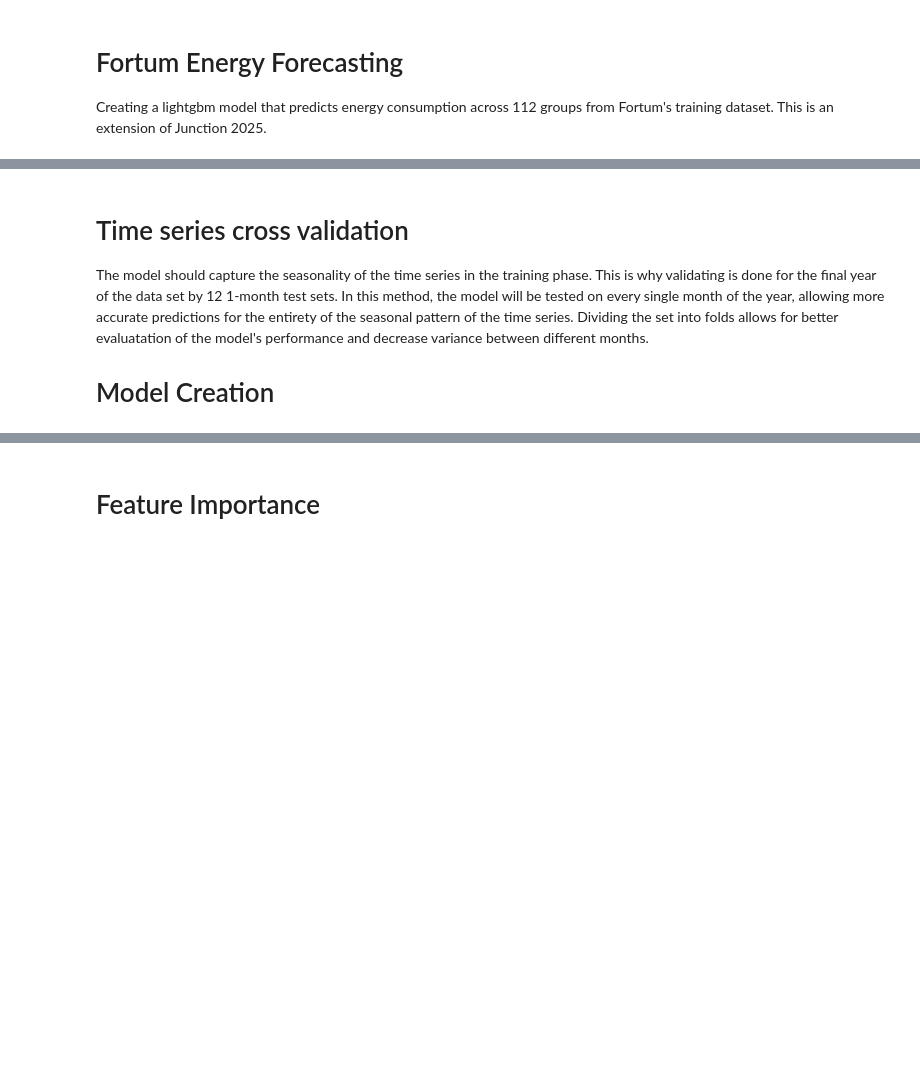
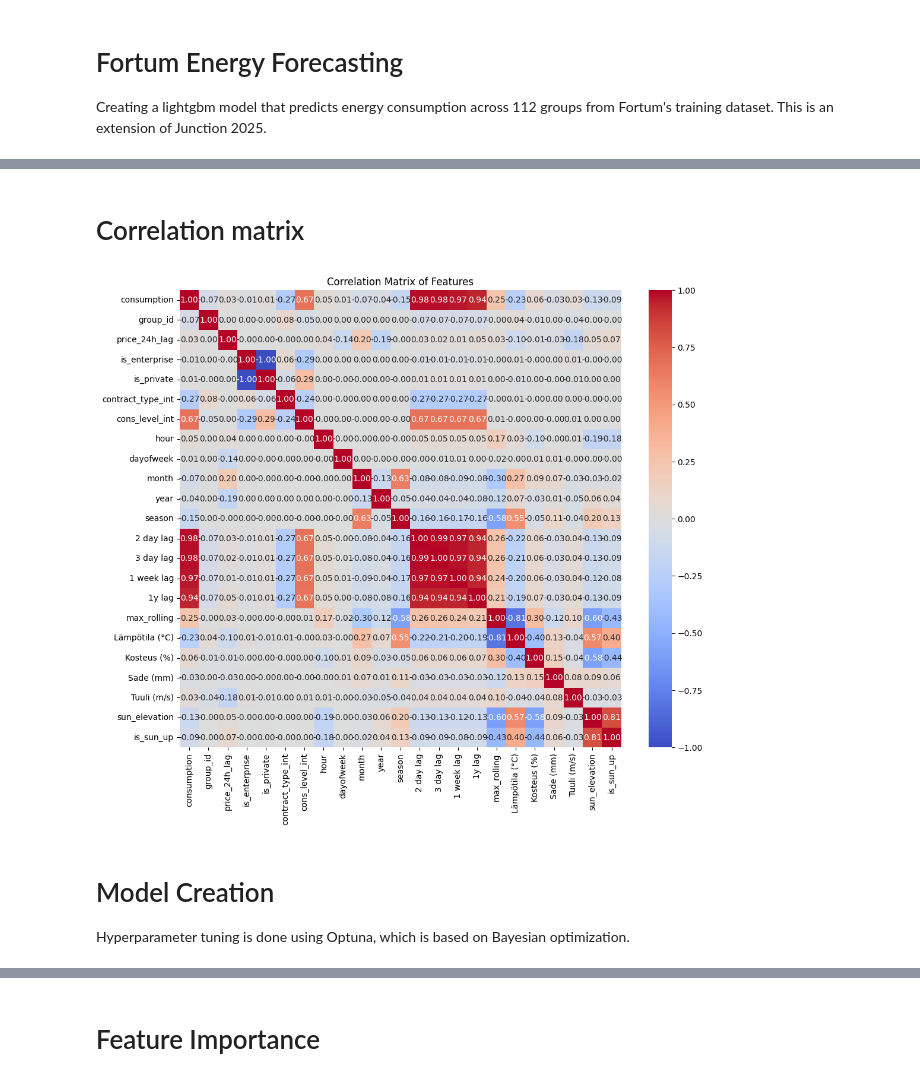
Before and after one commit to anton-saari/EnergyForecastFinal, a Jupyter notebook: forecast/code.ipynb, the cells around one changed output, grey strips where cells are left out. Cells and saved outputs as stored; diff of their text form; code cells hidden in the pictures; blank space fills up the shorter version.

Commit message:
final 48 hour forecast code added

```diff
--- a/forecast/code.ipynb
+++ b/forecast/code.ipynb
@@ -130,8 +201,10 @@ df = df.sort_index()  # Sort by timestamp (measured_at)
 # %%
 def add_stats(df):
     df = df.copy()
-    df['std_24h'] = df.groupby('group_id')['consumption'].transform(lambda x: x.shift(1).rolling(window=24).std())
-    df['mean_24h'] = df.groupby('group_id')['consumption'].transform(lambda x: x.shift(1).rolling(window=24).mean())
-    df['max_24h'] = df.groupby('group_id')['consumption'].transform(lambda x: x.shift(1).rolling(window=24).max())
-    df['min_24h'] = df.groupby('group_id')['consumption'].transform(lambda x: x.shift(1).rolling(window=24).min())
+    safe_series = df.groupby('group_id')['consumption'].shift(48)
+
+    #df['std_rolling'] = safe_series.rolling(window=48).std()
+    #df['mean_rolling'] = safe_series.rolling(window=48).mean()
+    df['max_rolling'] = safe_series.rolling(window=48).max()
+    #df['min_rolling'] = safe_series.rolling(window=48).min()
     return df
@@ -461,6 +635,30 @@ df.to_csv('dataframe', index=True)
+# %% [markdown]
+# Correlation matrix
+# %%
+features = ['consumption', 'group_id',
+    'price_24h_lag', 'is_enterprise', 'is_private',
+    'contract_type_int', 'cons_level_int',
+    'hour', 'dayofweek', 'month', 'year', 'season',
+    '2 day lag', '3 day lag', '1 week lag', '1y lag',
+    'max_rolling',
+    'Lämpötila (°C)', 'Kosteus (%)', 'Sade (mm)', 'Tuuli (m/s)',
+    'sun_elevation', 'is_sun_up'
+]
+
+corr_matrix = df[features].corr()
+
+plt.figure(figsize=(12, 10))
+sns.heatmap(corr_matrix,
+            annot=True,
+            fmt=".2f",
+            cmap='coolwarm',
+            vmin=-1, vmax=1)
+plt.title('Correlation Matrix of Features')
+plt.show()
+# %% [output]
+[figure, added]
 # %% [markdown]
-# Time series cross validation
 
-The model should capture the seasonality of the time series in the training phase. This is why validating is done for the final year of the data set by 12 1-month test sets. In this method, the model will be tested on every single month of the year, allowing more accurate predictions for the entirety of the seasonal pattern of the time series. Dividing the set into folds allows for better evaluatation of the model's performance and decrease variance between different months.
 
 # Model Creation
+Hyperparameter tuning is done using Optuna, which is based on Bayesian optimization.
```
Also changed, not shown: parts of 58 cells of this notebook, 7 other files.
